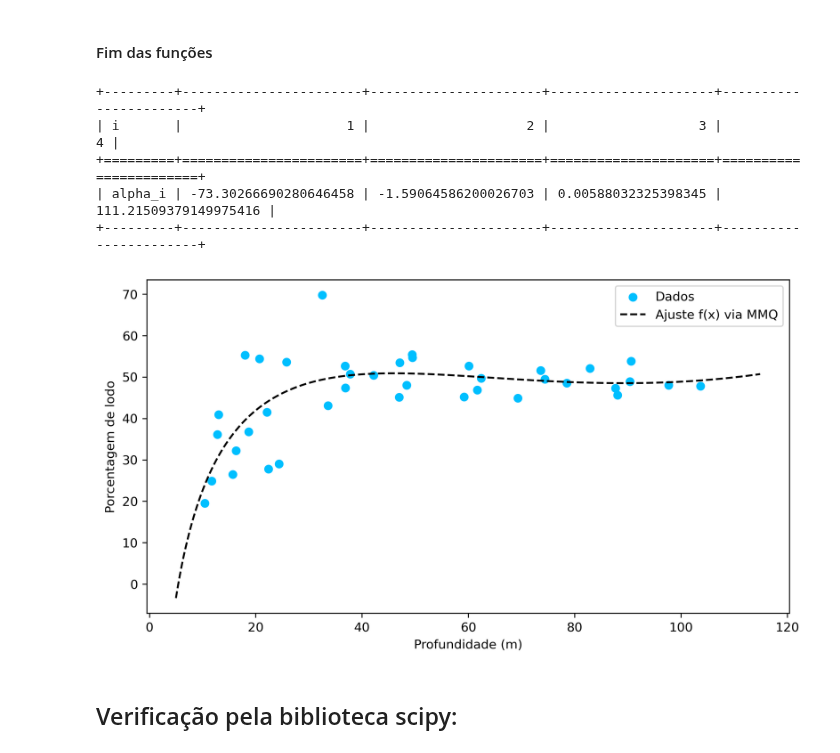
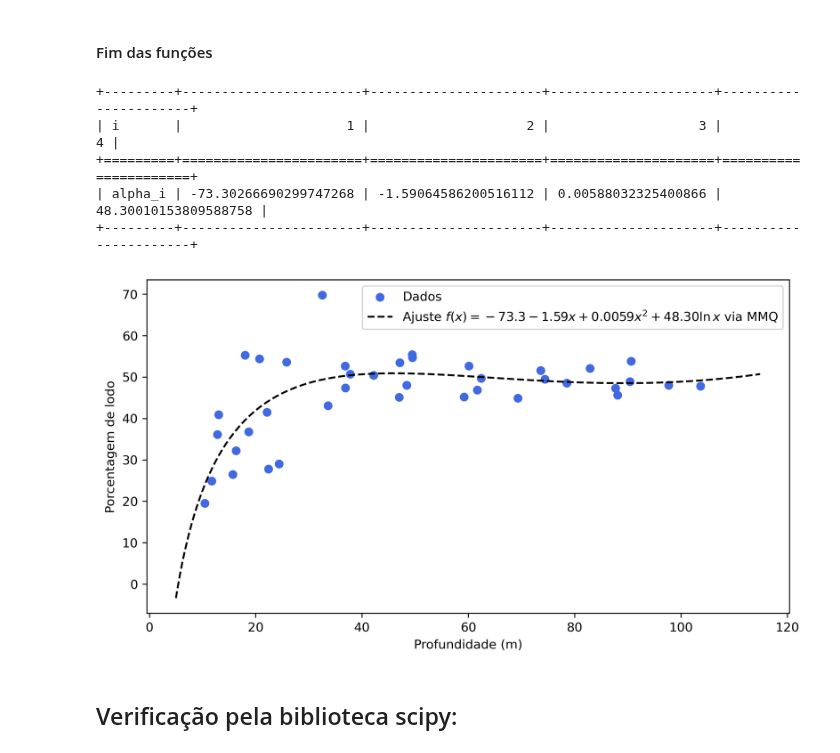
Before and after one commit to viniciusrocca/College_Codes, a Jupyter notebook: Lista2_CalcNum.ipynb, the cells around one changed output. Saved outputs shown, nothing was run; the diff lists cells and outputs as text; code cells hidden in the pictures.

```diff
--- a/Lista2_CalcNum.ipynb
+++ b/Lista2_CalcNum.ipynb
@@ -19,6 +22,7 @@ def x_func(x):
 def x_square(x):
     return x**2
 # %%
+#Função que calcula f(x) = ln(x)
 def log(x):
-    return np.log10(x)
+    return np.log(x)
 # %%
@@ -174,30 +188,42 @@ x = [10.4,11.7,12.8,13,15.7,16.3,18,18.7,20.7,22.1,22.4,24.4,25.8,32.5,33.6,36.8
 #Porcentagem de lodo para uma profundidade x
 y = [19.5,24.9,36.1,40.9,26.5,32.2,55.3,36.8,54.4,41.5,27.8,29,53.6,69.8,43.1,52.7,50.7,47.4,50.4,45.1,53.5,48,55.4,54.7,45.2,52.7,46.9,49.7,44.9,51.6,49.5,48.5,52.1,47.3,45.6,48.9,53.8,48.0,47.8]
 # %%
+#Funções a serem ajustadas
 funcs = [cte_1,x_func,x_square,log]
+
+#Matriz de coeficientes
 coef_mat = coef_matrix(x,4,funcs)
+
+#Lado direito da igualdade
 equal_vec = equal_vector(x,y,4,funcs)
+
+#Variáveis a serem determinadas
 alpha = eliminacaoGauss(coef_mat, equal_vec, 4)
+
+#Gerando um vetor de index
 index = [i for i in range(1,5)]
 
+#Exibindo a tabela contendo o resultado do método de MMQ
 print(tabulate([np.append(['alpha_i'],alpha)],headers = np.append(['i'],index),tablefmt='grid',numalign="right", floatfmt = ".17f"))
 # %% [output]
-+---------+-----------------------+----------------------+---------------------+-----------------------+
-| i       |                     1 |                    2 |                   3 |                     4 |
-+=========+=======================+======================+=====================+=======================+
-| alpha_i | -73.30266690280646458 | -1.59064586200026703 | 0.00588032325398345 | 111.21509379149975416 |
-+---------+-----------------------+----------------------+---------------------+-----------------------+
++---------+-----------------------+----------------------+---------------------+----------------------+
+| i       |                     1 |                    2 |                   3 |                    4 |
++=========+=======================+======================+=====================+======================+
+| alpha_i | -73.30266690299747268 | -1.59064586200516112 | 0.00588032325400866 | 48.30010153809588758 |
++---------+-----------------------+----------------------+---------------------+----------------------+
 # %%
+#Gerando o gráfico
 plt.figure(figsize = [9.2,4.9], dpi = 300)
-plt.scatter(x,y, color = 'deepskyblue', label = 'Dados')
+plt.scatter(x,y, color = 'royalblue', label = 'Dados')
 x_cont = np.arange(5,115,0.1)
-plt.plot(x_cont,f(x_cont,alpha,cte_1,x_func,x_square,log), ls = '--', color = 'black', label =  "Ajuste f(x) via MMQ")
+plt.plot(x_cont,f(x_cont,alpha,cte_1,x_func,x_square,log), ls = '--', color = 'black', label =  r'Ajuste $f(x)=-73.3-1.59x+0.0059x^2 + 48.30\ln{x}$ via MMQ')
 plt.xlabel('Profundidade (m)')
 plt.ylabel('Porcentagem de lodo')
 plt.legend()
+plt.savefig('Grafico_Ex1.pdf', dpi = 300)
 plt.show()
 # %% [output]
-[figure, old version]
+[figure, new version]
 # %%
 #Escrevendo a tabela em um arquivo .txt
 z = open("lista_2_output.txt", "w")
```
Also changed, not shown: parts of 30 cells of this notebook.
